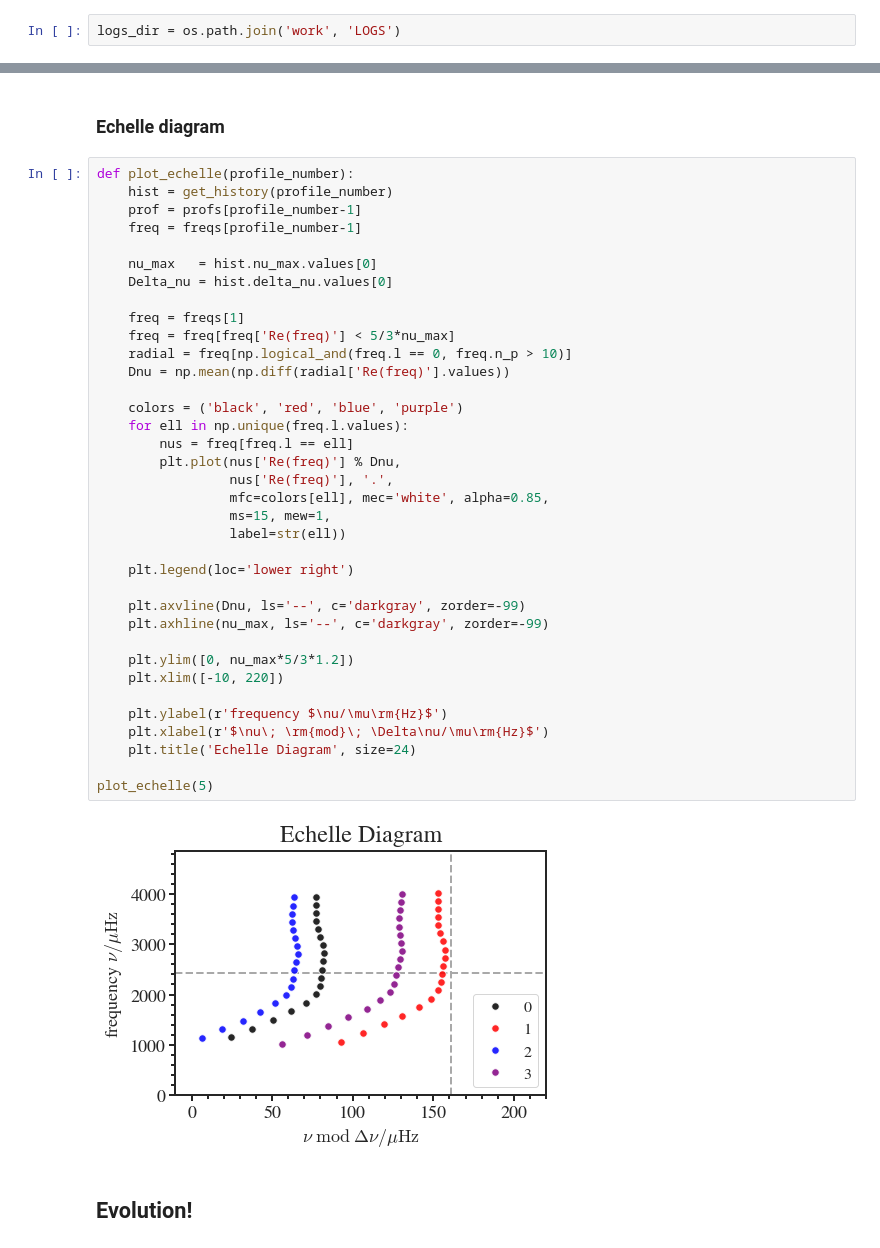
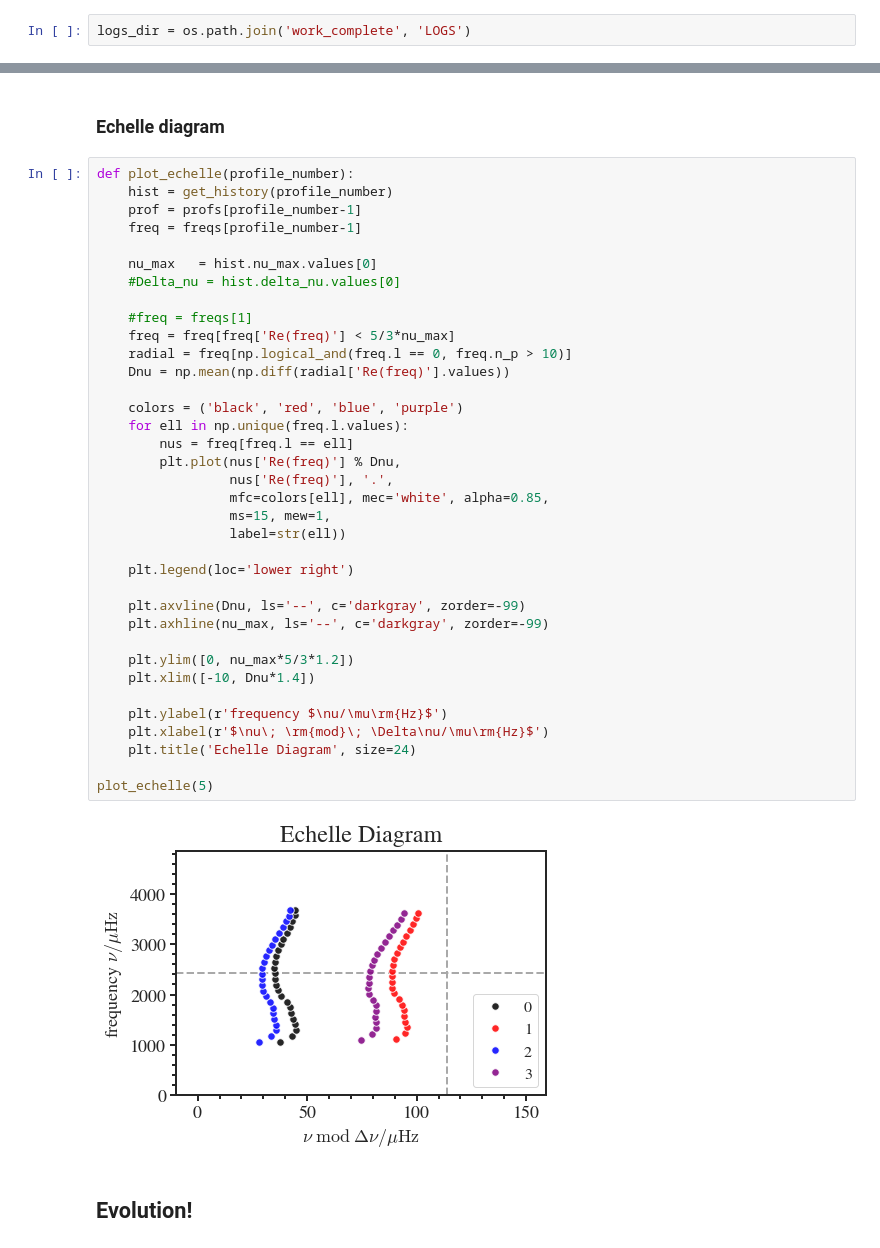
Before and after one commit to earlbellinger/mesa-gyre-tutorial-2022, a Jupyter notebook: tutorial.ipynb, the cells around one changed output, grey strips where cells are left out. Cells and saved outputs as stored; diff of their text form.

```diff
--- a/tutorial.ipynb
+++ b/tutorial.ipynb
@@ -89,7 +89,7 @@ plt.style.use('src/matplotlibrc')
 # %% [markdown]
 ## Read in MESA data
 # %%
-logs_dir = os.path.join('work', 'LOGS')
+logs_dir = os.path.join('work_complete', 'LOGS')
 # %%
 def load_history_file(logs_dir=logs_dir):
     return pd.read_table(os.path.join(logs_dir, 'history.data'),
@@ -325,37 +325,37 @@ def plot_echelle(profile_number):
     freq = freqs[profile_number-1]
 
     nu_max   = hist.nu_max.values[0]
-    Delta_nu = hist.delta_nu.values[0]
+    #Delta_nu = hist.delta_nu.values[0]
 
-    freq = freqs[1]
+    #freq = freqs[1]
     freq = freq[freq['Re(freq)'] < 5/3*nu_max]
     radial = freq[np.logical_and(freq.l == 0, freq.n_p > 10)]
     Dnu = np.mean(np.diff(radial['Re(freq)'].values))
 
     colors = ('black', 'red', 'blue', 'purple')
     for ell in np.unique(freq.l.values):
         nus = freq[freq.l == ell]
         plt.plot(nus['Re(freq)'] % Dnu,
                  nus['Re(freq)'], '.',
                  mfc=colors[ell], mec='white', alpha=0.85,
                  ms=15, mew=1,
                  label=str(ell))
 
     plt.legend(loc='lower right')
 
     plt.axvline(Dnu, ls='--', c='darkgray', zorder=-99)
     plt.axhline(nu_max, ls='--', c='darkgray', zorder=-99)
 
     plt.ylim([0, nu_max*5/3*1.2])
-    plt.xlim([-10, 220])
+    plt.xlim([-10, Dnu*1.4])
 
     plt.ylabel(r'frequency $\nu/\mu\rm{Hz}$')
     plt.xlabel(r'$\nu\; \rm{mod}\; \Delta\nu/\mu\rm{Hz}$')
     plt.title('Echelle Diagram', size=24)
 
 plot_echelle(5)
 # %% [output]
-[figure, old version]
+[figure, new version]
 # %% [markdown]
 ## Evolution!
 # %%
```
Also changed, not shown: parts of 1 cell of this notebook.
